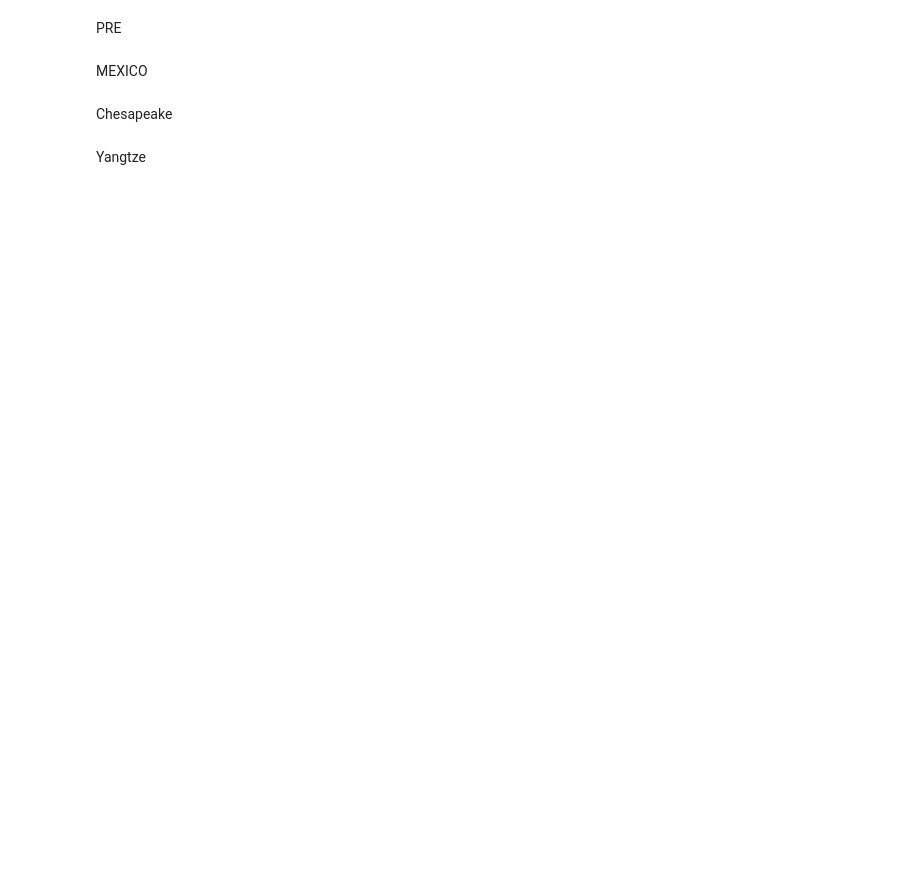
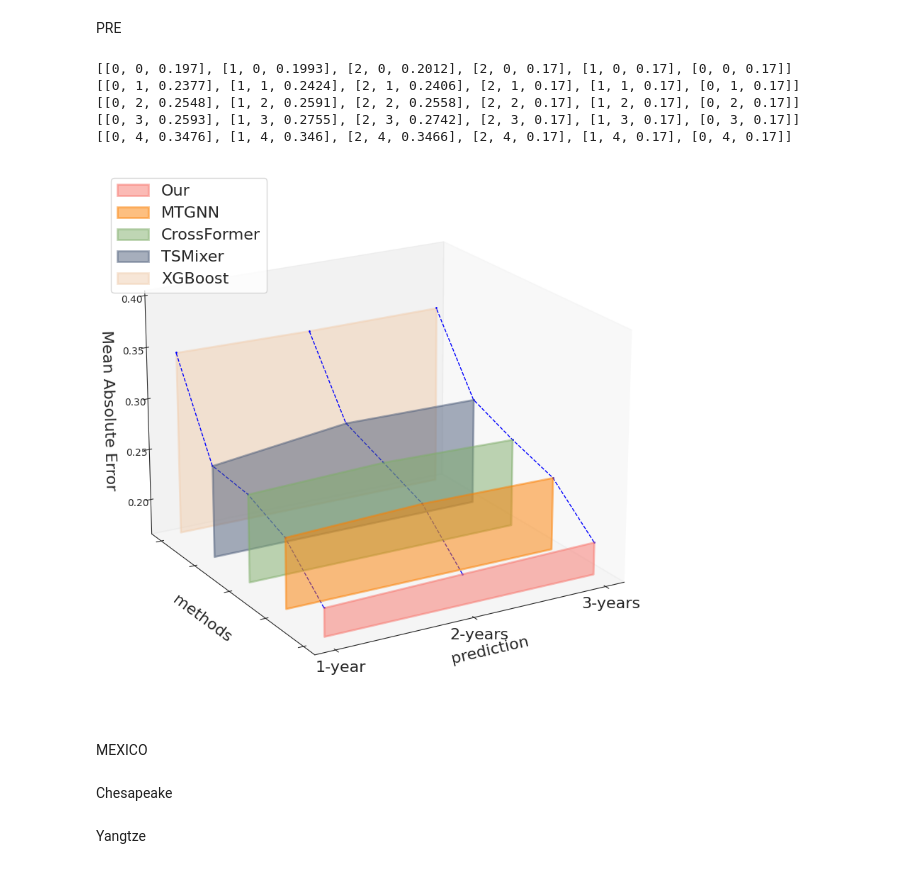
Before and after one commit to YangLabHKUST/STIMP, a Jupyter notebook: visualization/overall_performance_prediction.ipynb, the cells around one changed output. Cells and saved outputs as stored; diff of their text form; code cells hidden in the pictures; blank space fills up the shorter version.

```diff
--- a/visualization/overall_performance_prediction.ipynb
+++ b/visualization/overall_performance_prediction.ipynb
@@ -33,39 +33,47 @@ x, y = np.meshgrid(x, y)
 
 # 创建图形
 fig = plt.figure(figsize=(15,10))
 ax = fig.add_subplot(111, projection='3d')
 # color_palette = ["#F8766D", "#80AE6B", "#4E5E7B",  "#F1CFB0", "#BFDAB6", "#9EC5CC", "#96ABDC","#E7E6E6"]
-color_palette = ["#F8766D", "#263185", "#30539C", "#3F80B1", "#55A2BD", "#76BCBC", "#A3D4BC", "#D4EABA"]
+# color_palette = ["#F8766D", "#263185", "#30539C", "#3F80B1", "#55A2BD", "#76BCBC", "#A3D4BC", "#D4EABA"]
+color_palette = ["#F8766D", "#FC8002","#80AE6B", "#4E5E7B",  "#F1CFB0", "#BFDAB6", "#9EC5CC", "#96ABDC","#E7E6E6"]
 # 绘制线框图
 for i in range(value.shape[0]):
     tmp1 = [ list(j) for j in zip(x[i],y[i],value[i])]
     tmp2 = [ list(j) for j in zip(x[i], y[i], np.ones_like(x[i])*0.17)]
     verts = tmp1 + tmp2[::-1]
     print(verts)
     ax.add_collection3d(Poly3DCollection([np.array(verts)], alpha=0.5, linewidth=2, color=color_palette[i],label=methods[i]))
 
 for i in range(value.shape[1]):
     ax.plot(x[:,i], y[:, i], value[:,i], color='blue', marker='o', markersize=1, linestyle='--',linewidth=1)
 
     # ax.plot(Round[i] * np.ones_like(A1), A1, Coop_rate[:, i], color='black', marker='o', markersize=5, linestyle='-')
     # ax.fill_between(Round[i] * np.ones_like(A1), A1, Coop_rate[:, i], color='black', marker='o', markersize=5, linestyle='-')
 
 # 设置轴标签和标题
-ax.set_ylabel('methods')
-ax.set_xlabel('prediction')
-ax.set_zlabel("Mean Absolute Error")
+ax.set_ylabel('methods',fontsize=16)
+ax.set_xlabel('prediction', fontsize=16)
+ax.set_zlabel("Mean Absolute Error",fontsize=16)
 ax.set_xticks(np.arange(len(metrics)))
 ax.set_yticks(np.arange(len(methods)))
 ax.tick_params(axis='both', which='major', pad=0)
-ax.set_xticklabels(metrics,  fontsize="small")
+ax.set_xticklabels(metrics,  fontsize=16)
 ax.set_yticklabels([],  fontsize="small", rotation=10)
 ax.view_init(20,240)
 ax.set_zlim(0.17,0.4)
 ax.grid(False)
 
-plt.legend(loc=2)
+plt.legend(loc=2, prop={"size":16})
 # 显示图形
 plt.show()
+# %% [output]
+[[0, 0, 0.197], [1, 0, 0.1993], [2, 0, 0.2012], [2, 0, 0.17], [1, 0, 0.17], [0, 0, 0.17]]
+[[0, 1, 0.2377], [1, 1, 0.2424], [2, 1, 0.2406], [2, 1, 0.17], [1, 1, 0.17], [0, 1, 0.17]]
+[[0, 2, 0.2548], [1, 2, 0.2591], [2, 2, 0.2558], [2, 2, 0.17], [1, 2, 0.17], [0, 2, 0.17]]
+[[0, 3, 0.2593], [1, 3, 0.2755], [2, 3, 0.2742], [2, 3, 0.17], [1, 3, 0.17], [0, 3, 0.17]]
+[[0, 4, 0.3476], [1, 4, 0.346], [2, 4, 0.3466], [2, 4, 0.17], [1, 4, 0.17], [0, 4, 0.17]]
+[figure, added]
 # %% [markdown]
 MEXICO
 # %%
```
Also changed, not shown: 2 other files.
